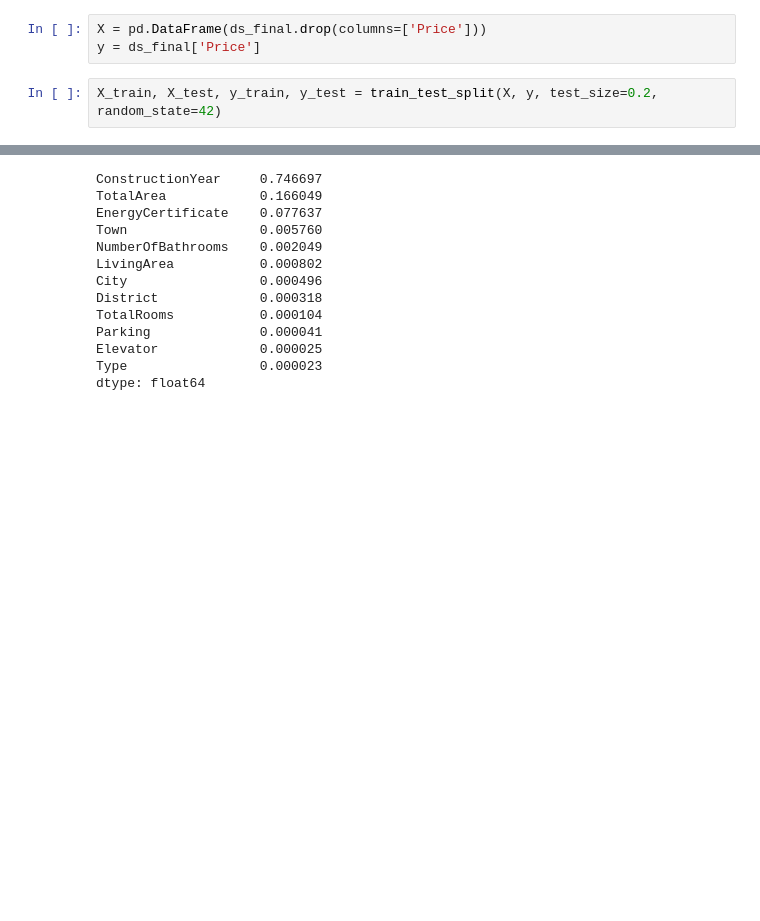
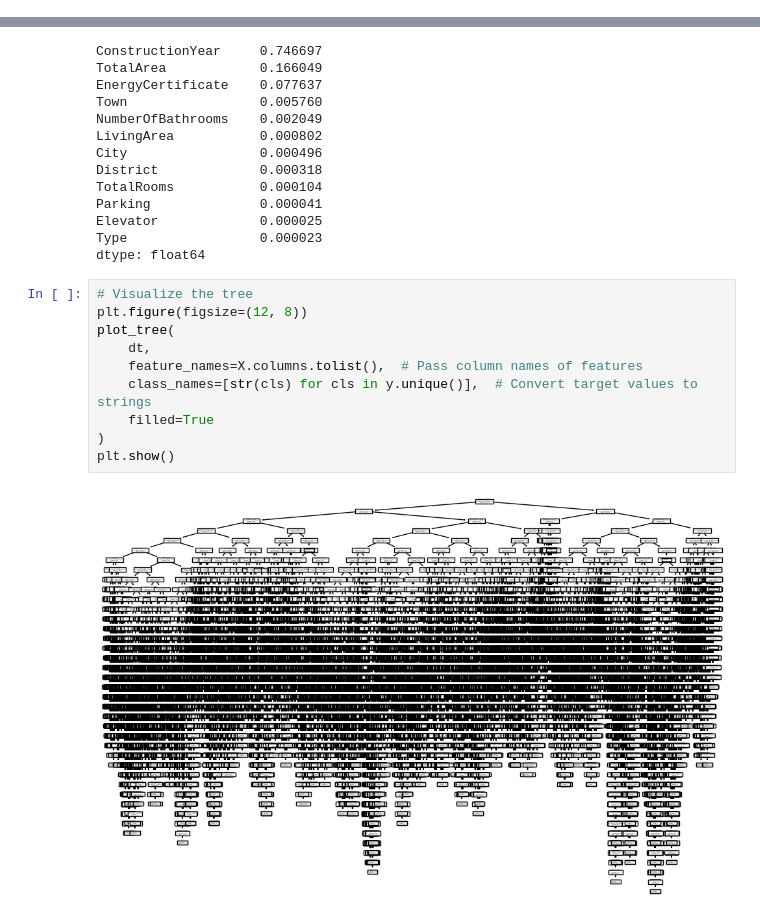
Before and after one commit to mafaldaaires/XAI-Techniques-in-Supervised-Learning, a Jupyter notebook: RealState.ipynb, the cells around one changed output, grey strips where cells are left out. Saved outputs shown, nothing was run; the diff lists cells and outputs as text; blank space fills up the shorter version.

```diff
--- a/RealState.ipynb
+++ b/RealState.ipynb
@@ -735,11 +725,6 @@ The model explains about 29.67% of the variability in y, which is moderate.
 #### **Decision Tree**
 # %% [markdown]
 We can also look into **Decision Tree**, which is a model not directly affected by scale differences.
-# %%
-X = pd.DataFrame(ds_final.drop(columns=['Price']))
-y = ds_final['Price']
-# %%
-X_train, X_test, y_train, y_test = train_test_split(X, y, test_size=0.2, random_state=42)
 # %%
 dt = DecisionTreeRegressor(random_state=0)
 dt.fit(X_train,y_train)
@@ -783,3 +768,15 @@ Parking              0.000041
 Elevator             0.000025
 Type                 0.000023
 dtype: float64
+# %%
+# Visualize the tree
+plt.figure(figsize=(12, 8))
+plot_tree(
+    dt,
+    feature_names=X.columns.tolist(),  # Pass column names of features
+    class_names=[str(cls) for cls in y.unique()],  # Convert target values to strings
+    filled=True
+)
+plt.show()
+# %% [output]
+[figure, added]
```
Also changed, not shown: parts of 3 cells of this notebook.
